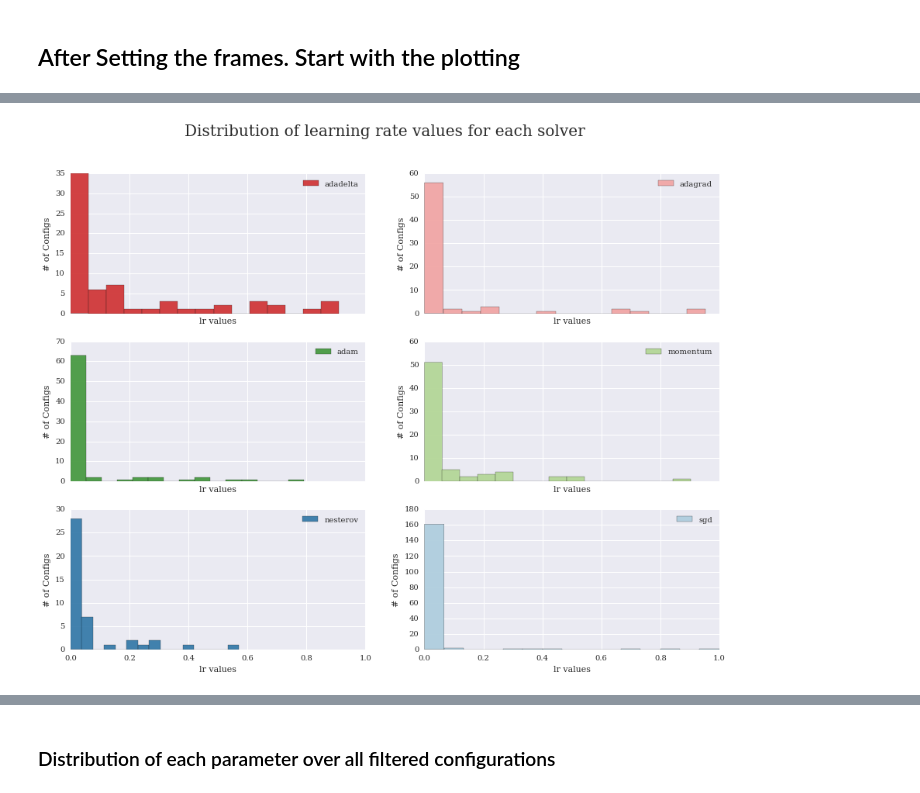
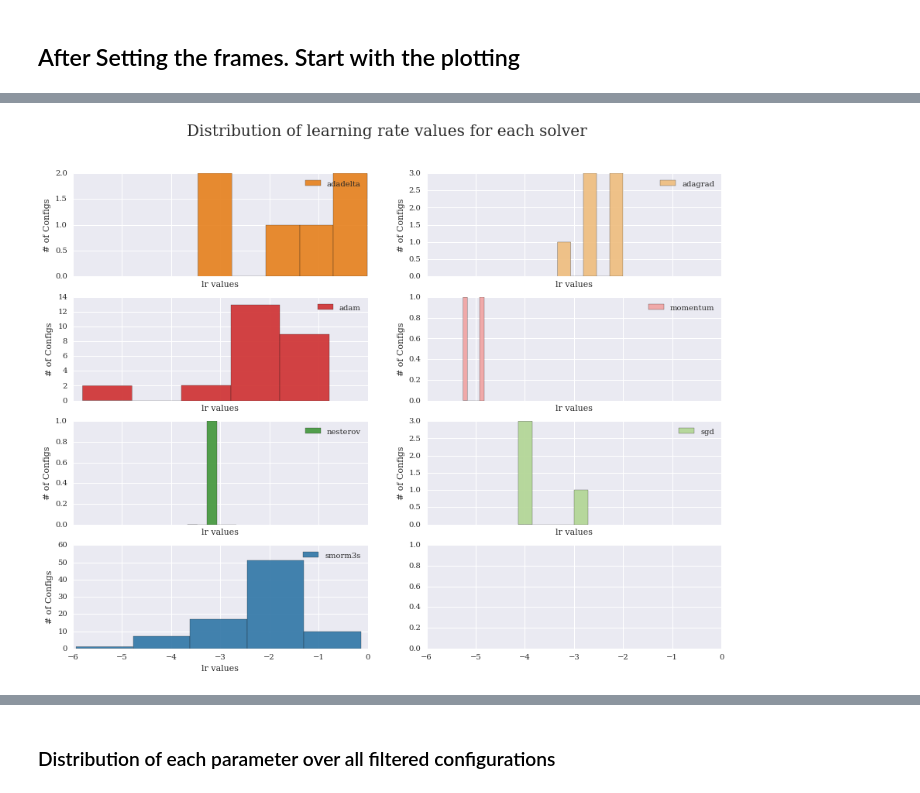
Before and after one commit to hmendozap/master-arbeit-projects, a Jupyter notebook: plotting_param_distros/Trajectory_Configs_Plots.ipynb, the cells around one changed output, grey strips where cells are left out. Cells and saved outputs as stored; diff of their text form; code cells hidden in the pictures.

```diff
--- a/plotting_param_distros/Trajectory_Configs_Plots.ipynb
+++ b/plotting_param_distros/Trajectory_Configs_Plots.ipynb
@@ -17,8 +19,8 @@ plt.rc('text', usetex=False)
 plt.rc('font', size=20.0, family='serif')
 # %%
 # Data location and scenario
-data_dir = '/mhome/mendozah/constrained_DeepNet_Configs/policy_results/'
-dataset = '554_bac'
-preprocessor='select_rates'
+data_dir = '/mhome/mendozah/autonet_0305_benchmark/results/experiment'
+dataset = '917_bac'
+preprocessor='NoPreprocessing'
 fline = 'detailed-traj-run-10.csv'
 traj_file = os.path.join(data_dir, dataset, preprocessor, dataset, fline)
@@ -25,4 +31,4 @@ traj_file = os.path.join(data_dir, dataset, preprocessor, dataset, fline)
 # %%
 reader = cr.ConfigReader(data_dir=data_dir, dataset=dataset)
 # %%
-tdf = reader.load_trajectories(preprocessor=None)
+tdf = reader.load_trajectories(preprocessor=preprocessor, full_config=True)
@@ -82,4 +89,5 @@ widgets.interact(plotting_threshold, error_threshold=(0.0,0.2,0.01),
 # %%
 # Create the grouping of the filtered DF
-solver_filt = filtered.groupby('solver')
+classifier_df = tdf['classifier']
+solver_filt = classifier_df.groupby('solver')
 # %%
@@ -107,17 +113,17 @@ for iterate_axis, (name, groups) in zip(axs.flat, solver_filt):
                          stacked=False, label=name, alpha=0.7, color=color_histograms.pop())
     iterate_axis.legend()
 # %%
-col_hist = sns.color_palette('Paired',6, desat=0.8)
+col_hist = sns.color_palette('Paired',8, desat=0.8)
 
-fig2, axs = plt.subplots(nrows=3, ncols=2, sharex=True, figsize=(15.,11.))
+fig2, axs = plt.subplots(nrows=4, ncols=2, sharex=True, figsize=(15.,11.))
 fig2.suptitle('Distribution of learning rate values for each solver')
 for ax, (name, groups) in zip(axs.flat,solver_filt):
-    ax.hist(groups.learning_rate.values, bins=15, histtype='bar', fill=True,
+    ax.hist(np.log10(groups.learning_rate.values), bins=5, histtype='bar', fill=True,
             label=name, alpha=0.9, color=col_hist.pop())
     ax.set_xlabel('lr values')
     ax.set_ylabel('# of Configs')
     ax.legend()
 # %% [output]
-[figure, old version]
+[figure, new version]
 # %%
 # Create the grouping of the filtered DF
```
Also changed, not shown: parts of 28 cells of this notebook, 1 other file.
